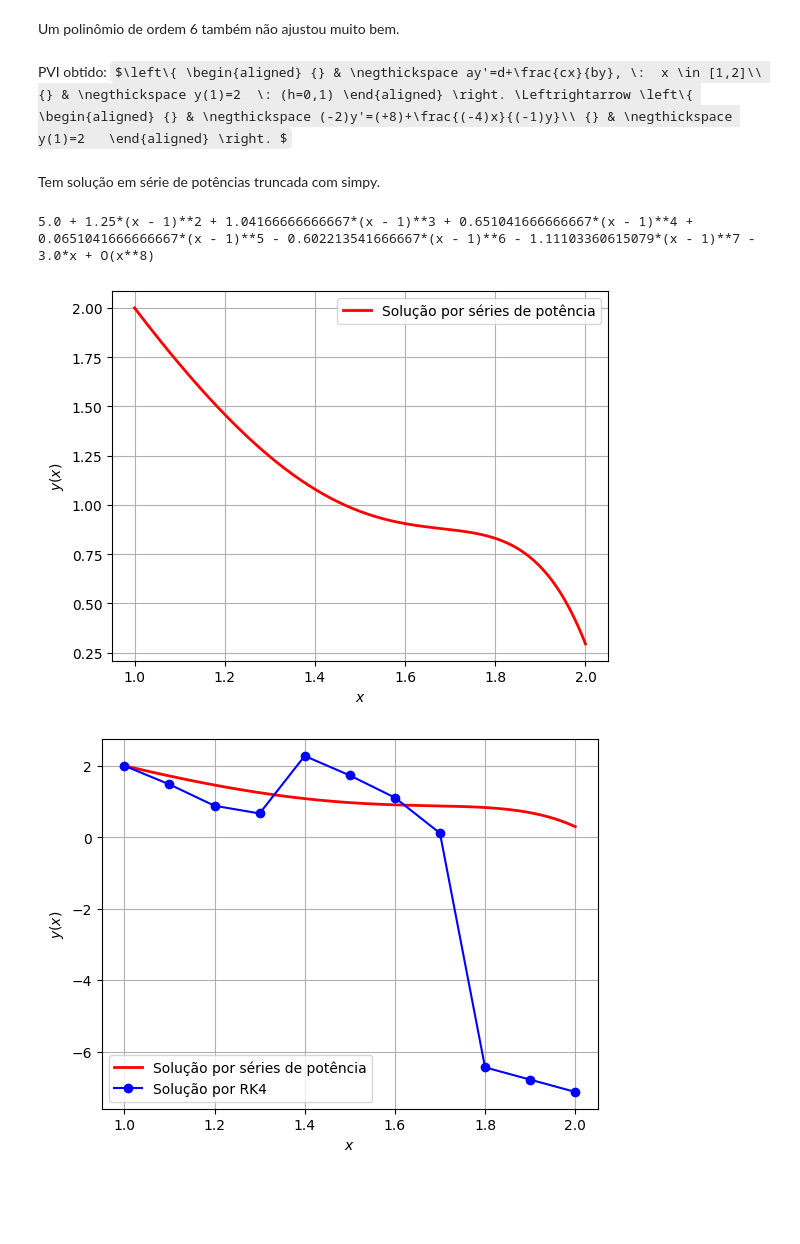
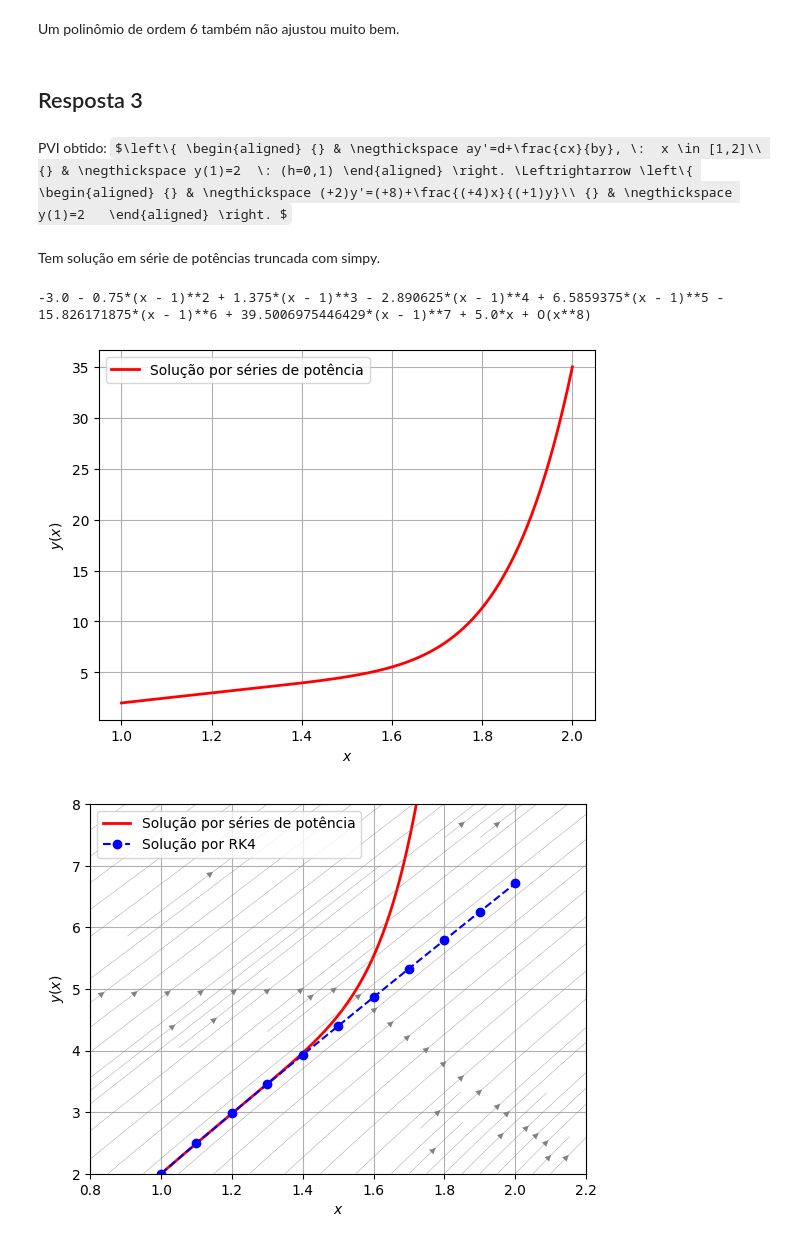
Before and after one commit to SunkPlane29/metodos_num, a Jupyter notebook: 24_1s_MTM1013T11_AP02_parteB_AndreGoncalvesdaSilva.ipynb, the cells around one changed output. Drawn from its saved outputs; the diff is of its cells as text; code cells hidden in the pictures; some formulas as TeX source; blank space fills up the shorter version.

```diff
--- a/24_1s_MTM1013T11_AP02_parteB_AndreGoncalvesdaSilva.ipynb
+++ b/24_1s_MTM1013T11_AP02_parteB_AndreGoncalvesdaSilva.ipynb
@@ -716,8 +732,10 @@ def rk4(f, x0, y0, h, n):
         x[i] = x[i-1] + h
 
     return (x,y)
+# %% [markdown]
+## Resposta 3
 # %% [markdown]
-PVI obtido: $\left\{ \begin{aligned} {} & \negthickspace ay'=d+\frac{cx}{by}, \:  x \in [1,2]\\ {} & \negthickspace y(1)=2  \: (h=0,1) \end{aligned} \right. \Leftrightarrow \left\{ \begin{aligned} {} & \negthickspace (-2)y'=(+8)+\frac{(-4)x}{(-1)y}\\ {} & \negthickspace y(1)=2   \end{aligned} \right. $
+PVI obtido: $\left\{ \begin{aligned} {} & \negthickspace ay'=d+\frac{cx}{by}, \:  x \in [1,2]\\ {} & \negthickspace y(1)=2  \: (h=0,1) \end{aligned} \right. \Leftrightarrow \left\{ \begin{aligned} {} & \negthickspace (+2)y'=(+8)+\frac{(+4)x}{(+1)y}\\ {} & \negthickspace y(1)=2   \end{aligned} \right. $
 # %% [markdown]
 Tem solução em série de potências truncada com simpy.
 # %%
@@ -726,11 +744,11 @@ from sympy.abc import x
 import sympy.plotting as splt
 
 y = Function("y")
-eq = 2.0*y(x).diff(x, 1) + 8.0 -4.0*x/y(x)
+eq = -2.0*y(x).diff(x, 1) + 8.0 +4.0*x/y(x)
 ysol = dsolve(eq, hint="1st_power_series", ics={y(1): 2}, n=8).rhs
 print(ysol)
 
-ysoln = lambda x: 5.0 + 1.25*(x - 1)**2 + 1.04166666666667*(x - 1)**3 + 0.651041666666667*(x - 1)**4 + 0.0651041666666667*(x - 1)**5 - 0.602213541666667*(x - 1)**6 - 1.11103360615079*(x - 1)**7 - 3.0*x
+ysoln = lambda x: -3.0 - 0.75*(x - 1)**2 + 1.375*(x - 1)**3 - 2.890625*(x - 1)**4 + 6.5859375*(x - 1)**5 - 15.826171875*(x - 1)**6 + 39.5006975446429*(x - 1)**7 + 5.0*x
 xrange = np.linspace(1, 2, 300)
 plt.plot(xrange, ysoln(xrange), "r-", lw=2)
 plt.xlabel("$x$")
@@ -739,21 +757,34 @@ plt.grid()
 plt.legend(["Solução por séries de potência"])
 plt.show()
 # %% [output]
-5.0 + 1.25*(x - 1)**2 + 1.04166666666667*(x - 1)**3 + 0.651041666666667*(x - 1)**4 + 0.0651041666666667*(x - 1)**5 - 0.602213541666667*(x - 1)**6 - 1.11103360615079*(x - 1)**7 - 3.0*x + O(x**8)
+-3.0 - 0.75*(x - 1)**2 + 1.375*(x - 1)**3 - 2.890625*(x - 1)**4 + 6.5859375*(x - 1)**5 - 15.826171875*(x - 1)**6 + 39.5006975446429*(x - 1)**7 + 5.0*x + O(x**8)
-[figure, old version]
+[figure, new version]
 # %%
-df = lambda x,y: -4.0 - 2.0*x/y
+df = lambda x,y: 4.0 + 2.0*x/y
 x0 = 1.0
 fx0 = 2.0
 h = 0.1
 n = 10
 xsol,ysol = rk4(df, x0, fx0, h, n)
+
+xmesh = np.linspace(0.0, 2.2, 100)
+ymesh = np.linspace(2, 8, 100)
+
+Xl, Yl = np.meshgrid(xmesh, ymesh)
+P = Xl/Xl
+Q = 4.0 +2.0*Xl/(Yl)
+
 plt.plot(xrange, ysoln(xrange), "r-", lw=2)
-plt.plot(xsol, ysol, "bo-")
+plt.plot(xsol, ysol, "bo--")
+
+plt.streamplot(Xl, Yl, P, Q, density=1.5, color="gray", linewidth=0.25)
+
 plt.xlabel("$x$")
 plt.ylabel("$y(x)$")
+plt.xlim(0.8, 2.2)
+plt.ylim(2, 8)
 plt.grid()
 plt.legend(["Solução por séries de potência", "Solução por RK4"])
 plt.show()
 # %% [output]
-[figure, old version]
+[figure, new version]
```
Also changed, not shown: parts of 8 cells of this notebook, 4 other files.
